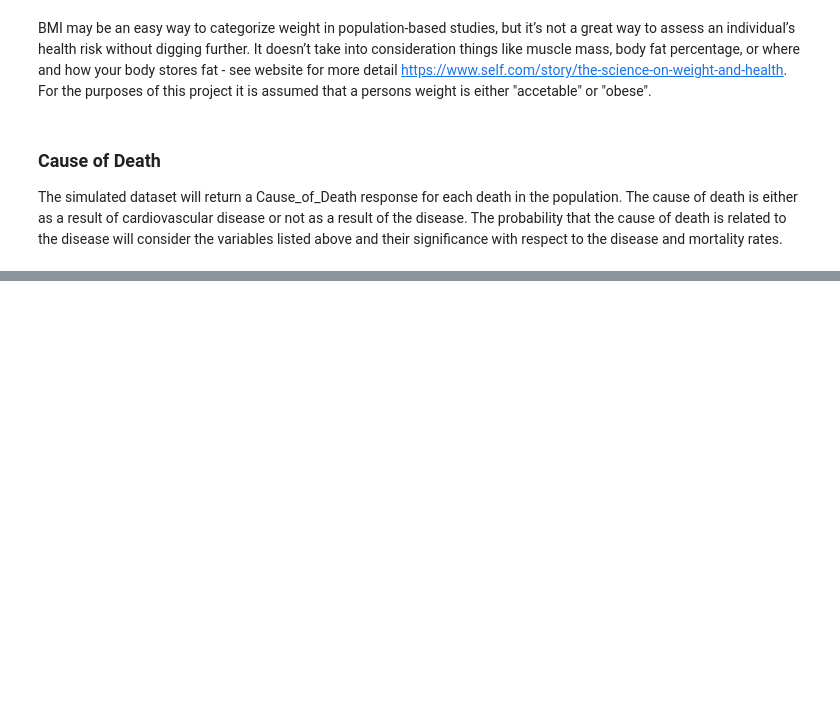
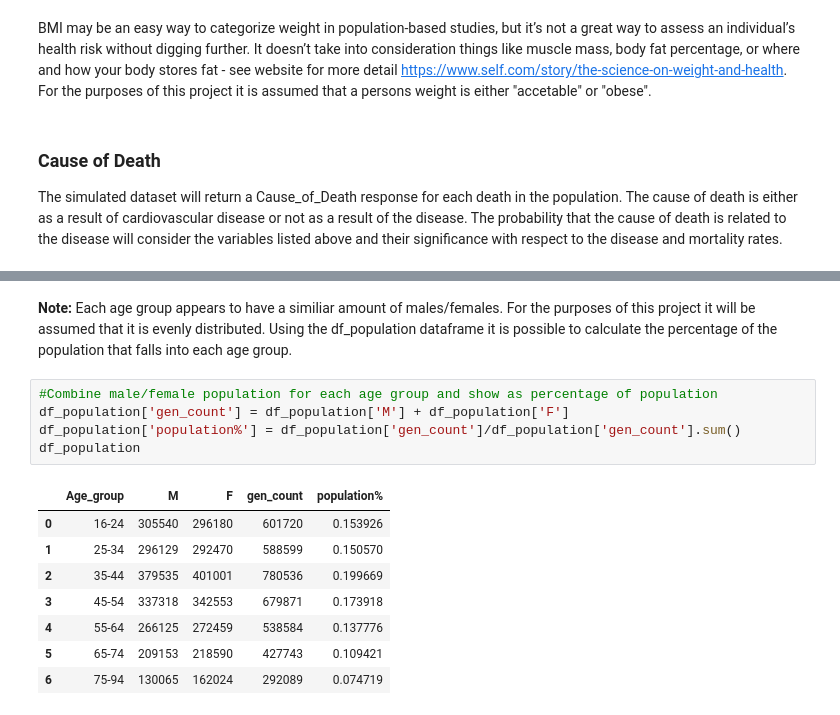
Before and after one commit to juliandunne1234/pada_project_g00267940, a Jupyter notebook: dataset_simulation_project.ipynb, the cells around one changed output, grey strips where cells are left out. Drawn from its saved outputs; the diff is of its cells as text; blank space fills up the shorter version.

```diff
--- a/dataset_simulation_project.ipynb
+++ b/dataset_simulation_project.ipynb
@@ -66,0 +125,16 @@ The simulated dataset will return a Cause_of_Death response for each death in th
+# %% [markdown]
+<b>Note:</b> Each age group appears to have a similiar amount of males/females. For the purposes of this project it will be assumed that it is evenly distributed. Using the df_population dataframe it is possible to calculate the percentage of the population that falls into each age group.
+# %%
+#Combine male/female population for each age group and show as percentage of population
+df_population['gen_count'] = df_population['M'] + df_population['F']
+df_population['population%'] = df_population['gen_count']/df_population['gen_count'].sum()
+df_population
+# %% [output]
+|  | Age_group | M | F | gen_count | population% |
+| 0 | 16-24 | 305540 | 296180 | 601720 | 0.153926 |
+| 1 | 25-34 | 296129 | 292470 | 588599 | 0.150570 |
+| 2 | 35-44 | 379535 | 401001 | 780536 | 0.199669 |
+| 3 | 45-54 | 337318 | 342553 | 679871 | 0.173918 |
+| 4 | 55-64 | 266125 | 272459 | 538584 | 0.137776 |
+| 5 | 65-74 | 209153 | 218590 | 427743 | 0.109421 |
+| 6 | 75-94 | 130065 | 162024 | 292089 | 0.074719 |
```
Also changed, not shown: parts of 13 cells of this notebook, 1 other file.
